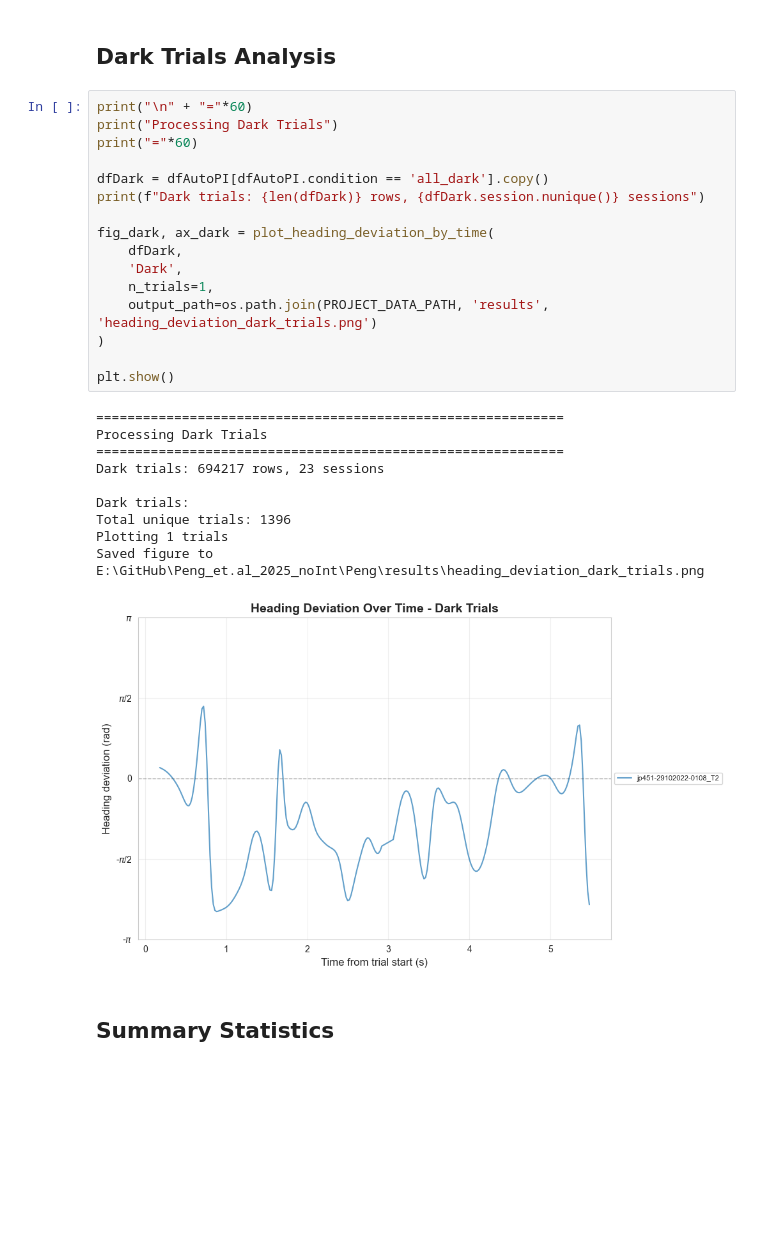
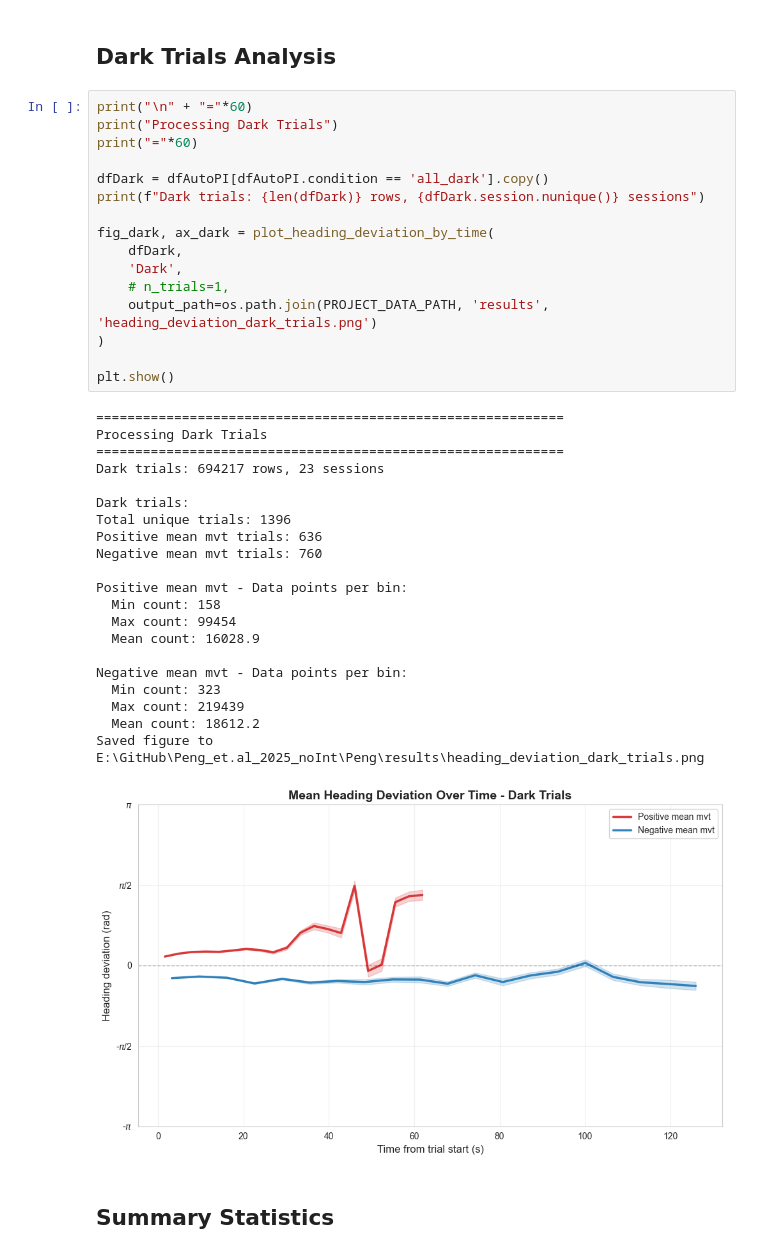
Before and after one commit to ikhwankhalid/Peng_et.al_2025_noInt, a Jupyter notebook: Data_analysis/heading_deviation_by_time.ipynb, the cells around one changed output. Drawn from its saved outputs; the diff is of its cells as text; blank space fills up the shorter version.

```diff
--- a/Data_analysis/heading_deviation_by_time.ipynb
+++ b/Data_analysis/heading_deviation_by_time.ipynb
@@ -169,30 +221,41 @@ Saved figure to E:\GitHub\Peng_et.al_2025_noInt\Peng\results\heading_deviation_l
 # %%
 print("\n" + "="*60)
 print("Processing Dark Trials")
 print("="*60)
 
 dfDark = dfAutoPI[dfAutoPI.condition == 'all_dark'].copy()
 print(f"Dark trials: {len(dfDark)} rows, {dfDark.session.nunique()} sessions")
 
 fig_dark, ax_dark = plot_heading_deviation_by_time(
     dfDark,
     'Dark',
-    n_trials=1,
+    # n_trials=1,
     output_path=os.path.join(PROJECT_DATA_PATH, 'results', 'heading_deviation_dark_trials.png')
 )
 
 plt.show()
 # %% [output]
 ============================================================
 Processing Dark Trials
 ============================================================
 Dark trials: 694217 rows, 23 sessions
 
 Dark trials:
 Total unique trials: 1396
-Plotting 1 trials
+Positive mean mvt trials: 636
+Negative mean mvt trials: 760
+
+Positive mean mvt - Data points per bin:
+  Min count: 158
+  Max count: 99454
+  Mean count: 16028.9
+
+Negative mean mvt - Data points per bin:
+  Min count: 323
+  Max count: 219439
+  Mean count: 18612.2
 Saved figure to E:\GitHub\Peng_et.al_2025_noInt\Peng\results\heading_deviation_dark_trials.png
-[figure, old version]
+[figure, new version]
 # %% [markdown]
 ## Summary Statistics
 # %%
```
Also changed, not shown: parts of 3 cells of this notebook, 2 other files.
